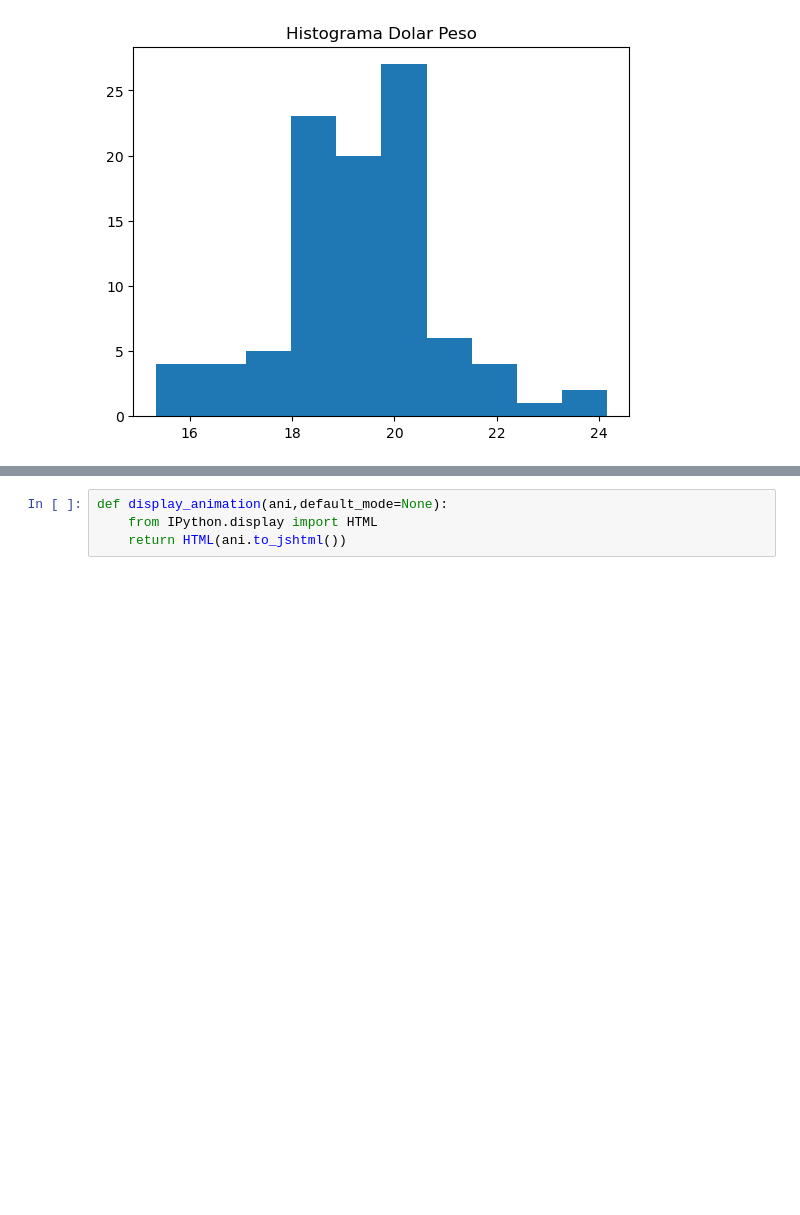
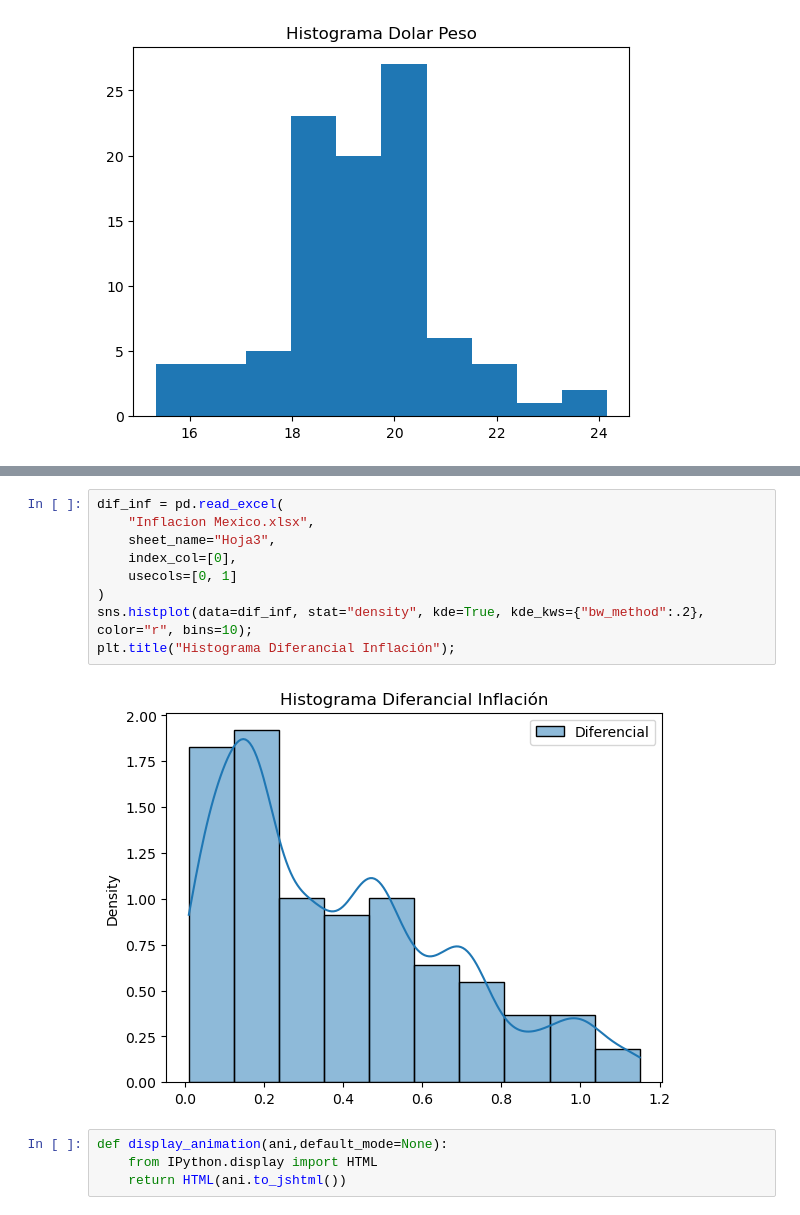
Before and after one commit to JuliaDomRuss/Proyecto_Simulacion, a Jupyter notebook: Untitled.ipynb, the cells around one changed output, grey strips where cells are left out. Drawn from its saved outputs; the diff is of its cells as text; blank space fills up the shorter version.

```diff
--- a/Untitled.ipynb
+++ b/Untitled.ipynb
@@ -22,3 +22,14 @@ NameError: name 'sns' is not defined
+# %%
+dif_inf = pd.read_excel(
+    "Inflacion Mexico.xlsx",
+    sheet_name="Hoja3",
+    index_col=[0],
+    usecols=[0, 1]
+)
+sns.histplot(data=dif_inf, stat="density", kde=True, kde_kws={"bw_method":.2}, color="r", bins=10);
+plt.title("Histograma Diferancial Inflación");
+# %% [output]
+[figure, added]
 # %%
 def display_animation(ani,default_mode=None):
     from IPython.display import HTML
```
Also changed, not shown: parts of 1 cell of this notebook, 2 other files.
